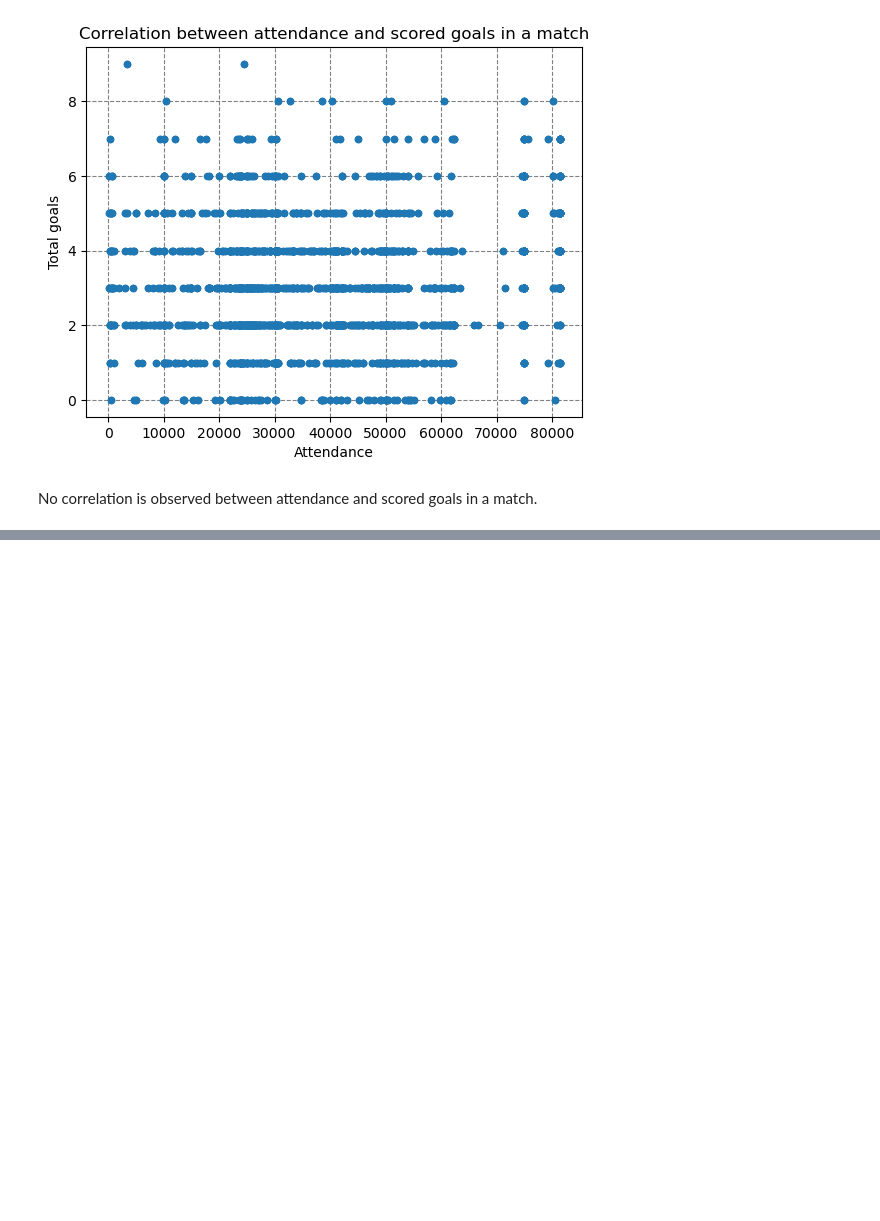
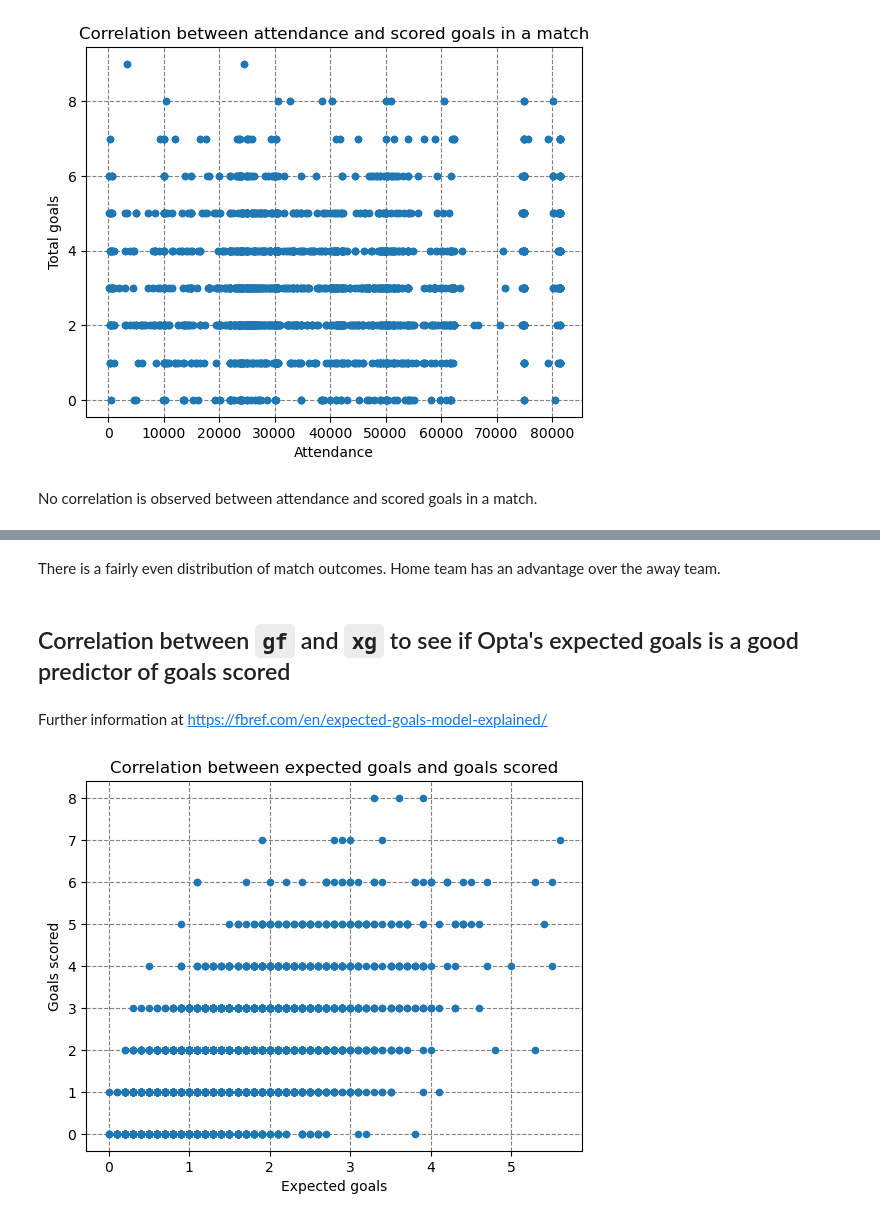
Before and after one commit to stoyanK7/football-prediction, a Jupyter notebook: data_engineering/4.exploring.ipynb, the cells around one changed output, grey strips where cells are left out. Saved outputs shown, nothing was run; the diff lists cells and outputs as text; code cells hidden in the pictures; blank space fills up the shorter version.

```diff
--- a/data_engineering/4.exploring.ipynb
+++ b/data_engineering/4.exploring.ipynb
@@ -140,0 +177,15 @@ No correlation is observed between attendance and scored goals in a match.
+# %% [markdown]
+There is a fairly even distribution of match outcomes. Home team has an advantage over the away team.
+# %% [markdown]
+## Correlation between `gf` and `xg` to see if Opta's expected goals is a good predictor of goals scored
+# %% [markdown]
+Further information at [https://fbref.com/en/expected-goals-model-explained/](https://fbref.com/en/expected-goals-model-explained/)
+# %%
+ax = matches_df.plot.scatter(x='xg', y='gf', title='Correlation between expected goals and goals scored')
+ax.set_axisbelow(True)
+ax.grid(color='gray', linestyle='dashed')
+plt.xlabel('Expected goals')
+plt.ylabel('Goals scored')
+plt.show()
+# %% [output]
+[figure, added]
```
Also changed, not shown: parts of 16 cells of this notebook.
